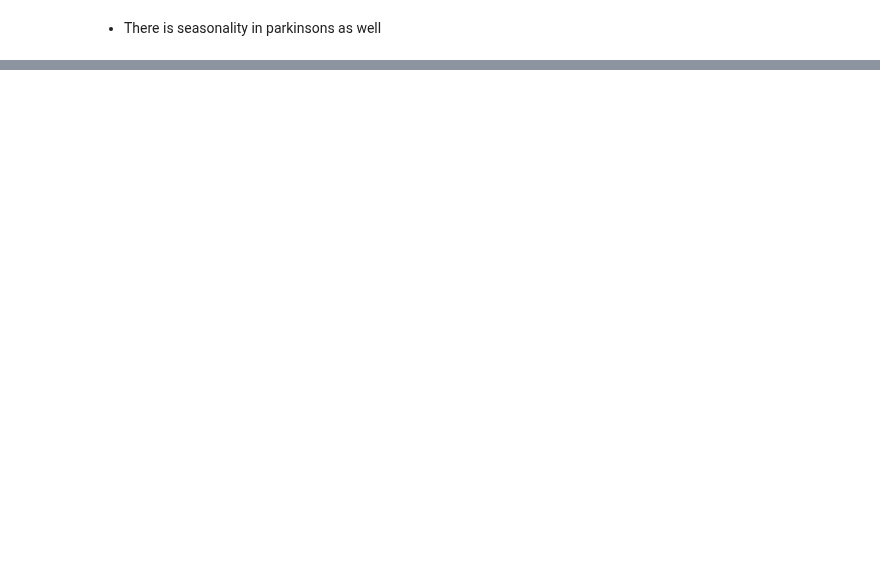
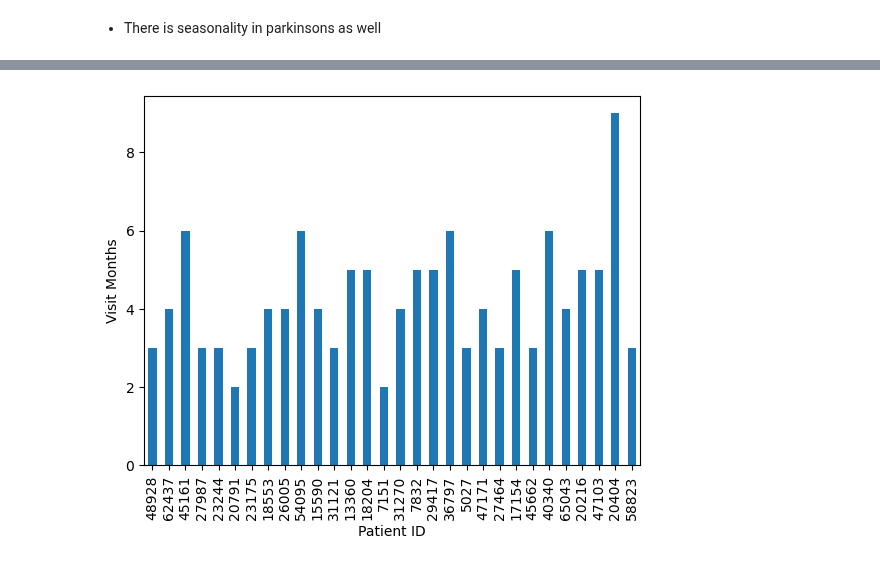
Before and after one commit to Payal-dh/ParkinsonsProgressionModel, a Jupyter notebook: Data Exploration .ipynb, the cells around one changed output, grey strips where cells are left out. Drawn from its saved outputs; the diff is of its cells as text; code cells hidden in the pictures; blank space fills up the shorter version.

```diff
--- a/Data Exploration .ipynb
+++ b/Data Exploration .ipynb
@@ -62,0 +82,2 @@ plt.plot(drug['visit_month'], drug['sum_score'])
+# %%
+pt = pd.read_csv('Resources_Clean/vizualization.csv')
@@ -62,0 +117,25 @@ plt.plot(drug['visit_month'], drug['sum_score'])
+# %%
+import random
+
+# Set the number of patients to show on the x-axis
+num_patients = 30
+
+# Compute the visit counts for each patient
+pt = pt["patient_id"].value_counts()
+
+# Get a list of patient IDs
+patients = list(pt.index)
+
+# Randomly select num_patients patients to include on the x-axis
+selected_patients = random.sample(patients, num_patients)
+
+# Filter the data to only include the selected patients
+pt_filtered = pt.loc[selected_patients]
+
+# Plot the filtered data
+plot_pandas = pt_filtered.plot.bar(color='tab:blue')
+plt.xlabel("Patient ID")
+plt.ylabel("Visit Months")
+plt.show()
+# %% [output]
+[figure, added]
```
Also changed, not shown: parts of 13 cells of this notebook.
